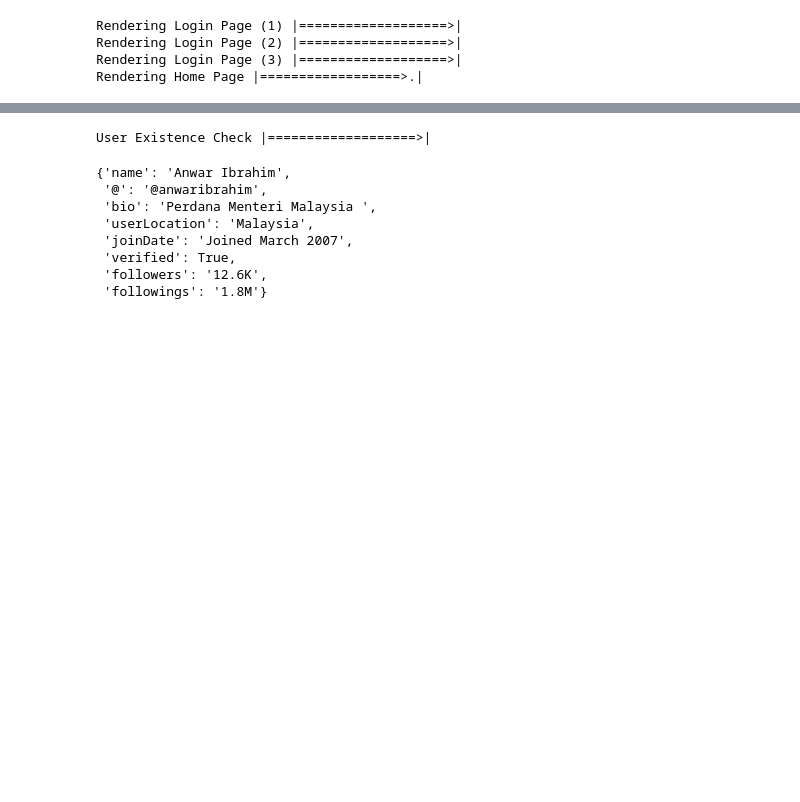
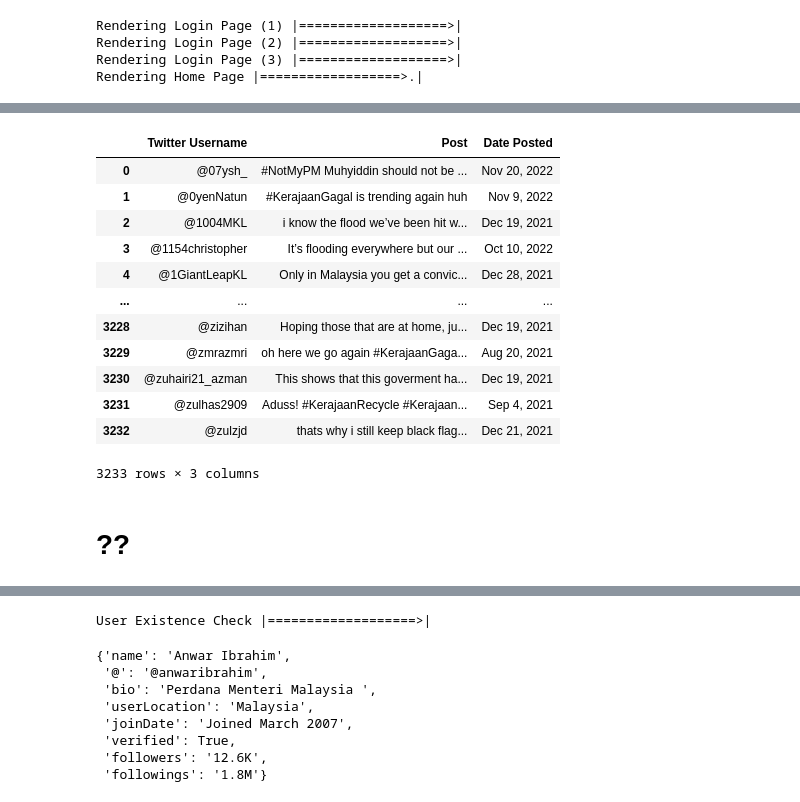
Before and after one commit to zareefrj/Social-Network-Analysis, a Jupyter notebook: tester.ipynb, the cells around one changed output, grey strips where cells are left out. Saved outputs shown, nothing was run; the diff lists cells and outputs as text; code cells hidden in the pictures; blank space fills up the shorter version.

```diff
--- a/tester.ipynb
+++ b/tester.ipynb
@@ -24,0 +176,16 @@ array(['@501Awani', '@AdamAdli', '@SinarOnline', '@SyedSaddiq',
+# %%
+posts.sort_values(by="Twitter Username")
+# %% [output]
+|  | Twitter Username | Post | Date Posted |
+| 0 | @07ysh_ | #NotMyPM Muhyiddin should not be ... | Nov 20, 2022 |
+| 1 | @0yenNatun | #KerajaanGagal is trending again huh | Nov 9, 2022 |
+| 2 | @1004MKL | i know the flood we’ve been hit w... | Dec 19, 2021 |
+| 3 | @1154christopher | It’s flooding everywhere but our ... | Oct 10, 2022 |
+| 4 | @1GiantLeapKL | Only in Malaysia you get a convic... | Dec 28, 2021 |
+| ... | ... | ... | ... |
+| 3228 | @zizihan | Hoping those that are at home, ju... | Dec 19, 2021 |
+| 3229 | @zmrazmri | oh here we go again #KerajaanGaga... | Aug 20, 2021 |
+| 3230 | @zuhairi21_azman | This shows that this goverment ha... | Dec 19, 2021 |
+| 3231 | @zulhas2909 | Aduss! #KerajaanRecycle #Kerajaan... | Sep 4, 2021 |
+| 3232 | @zulzjd | thats why i still keep black flag... | Dec 21, 2021 |
+3233 rows × 3 columns
@@ -25,3 +194,5 @@ array(['@501Awani', '@AdamAdli', '@SinarOnline', '@SyedSaddiq',
+# %% [markdown]
+# ??
 # %%
 arr = scraper.fetch_followings("anwaribrahim", limit=10)
 # %% [output]
```
Also changed, not shown: parts of 27 cells of this notebook, 5 other files.
